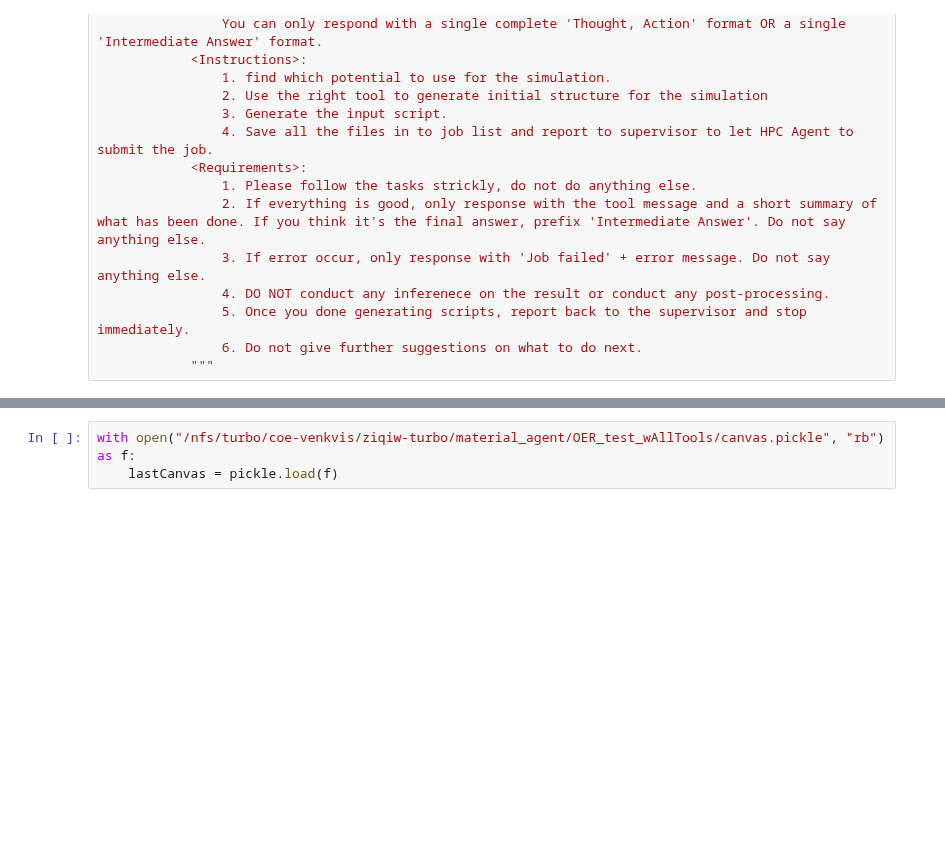
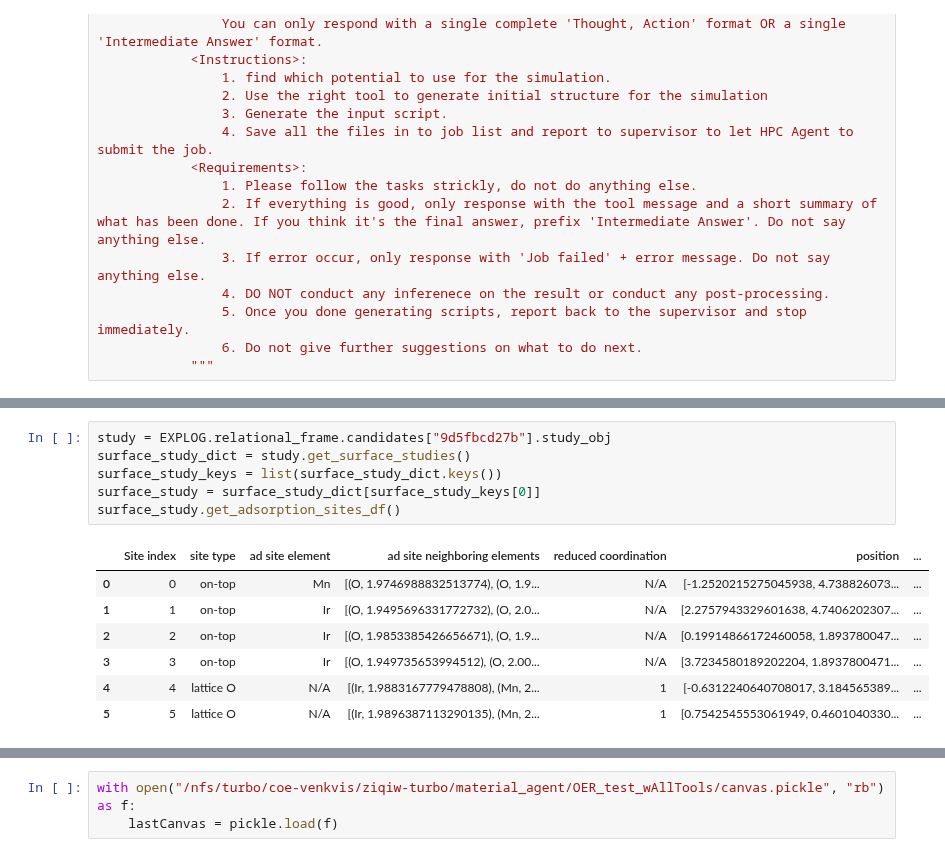
Before and after one commit to BattModels/material_agent, a Jupyter notebook: planNexe2.ipynb, the cells around one changed output, grey strips where cells are left out. Drawn from its saved outputs; the diff is of its cells as text; blank space fills up the shorter version.

```diff
--- a/planNexe2.ipynb
+++ b/planNexe2.ipynb
@@ -1120,0 +1210,14 @@ KeyboardInterrupt:
+# %%
+study = EXPLOG.relational_frame.candidates["9d5fbcd27b"].study_obj
+surface_study_dict = study.get_surface_studies()
+surface_study_keys = list(surface_study_dict.keys())
+surface_study = surface_study_dict[surface_study_keys[0]]
+surface_study.get_adsorption_sites_df()
+# %% [output]
+|  | Site index | site type | ad site element | ad site neighboring elements | reduced coordination | position | ... |
+| 0 | 0 | on-top | Mn | [(O, 1.9746988832513774), (O, 1.9... | N/A | [-1.2520215275045938, 4.738826073... | ... |
+| 1 | 1 | on-top | Ir | [(O, 1.9495696331772732), (O, 2.0... | N/A | [2.2757943329601638, 4.7406202307... | ... |
+| 2 | 2 | on-top | Ir | [(O, 1.9853385426656671), (O, 1.9... | N/A | [0.19914866172460058, 1.893780047... | ... |
+| 3 | 3 | on-top | Ir | [(O, 1.949735653994512), (O, 2.00... | N/A | [3.7234580189202204, 1.8937800471... | ... |
+| 4 | 4 | lattice O | N/A | [(Ir, 1.9883167779478808), (Mn, 2... | 1 | [-0.6312240640708017, 3.184565389... | ... |
+| 5 | 5 | lattice O | N/A | [(Ir, 1.9896387113290135), (Mn, 2... | 1 | [0.7542545553061949, 0.4601040330... | ... |
```
Also changed, not shown: parts of 14 cells of this notebook, 1 other file.
